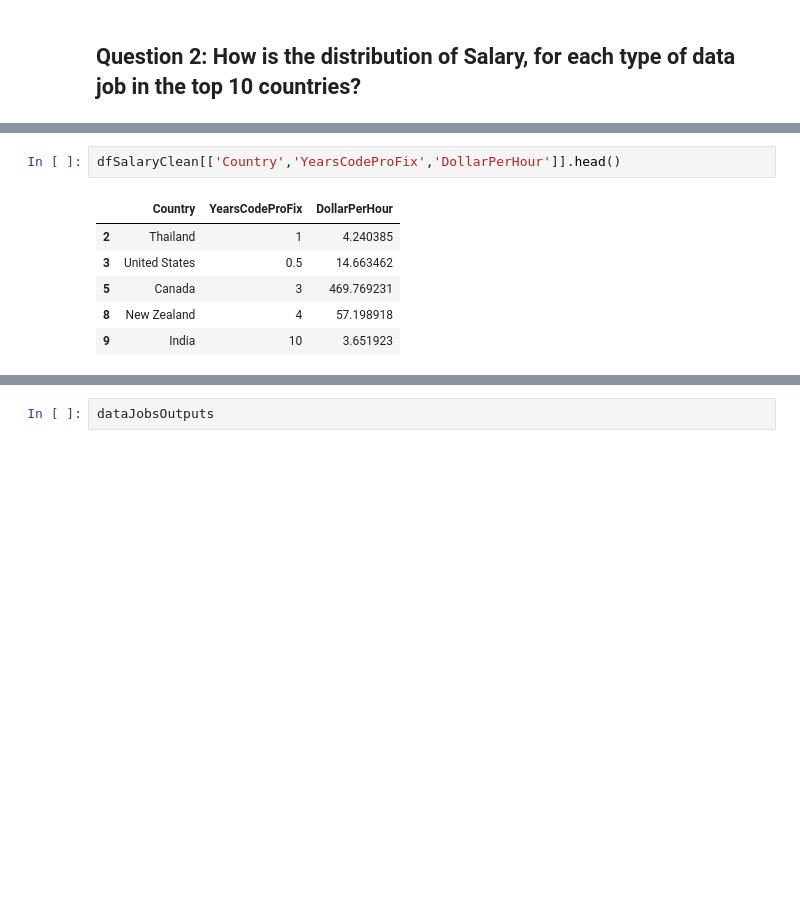
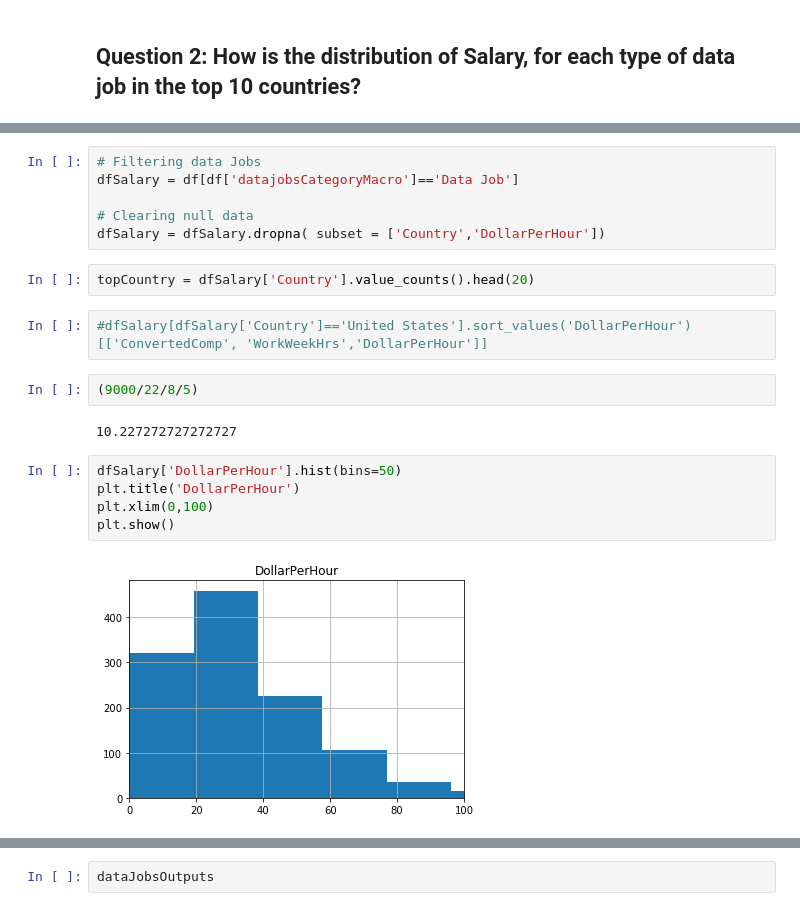
Before and after one commit to RenanVieiraDias/portfolio__data_science_articles, a Jupyter notebook: datasciencemedium.ipynb, the cells around one changed output, grey strips where cells are left out. Saved outputs shown, nothing was run; the diff lists cells and outputs as text; blank space fills up the shorter version.

```diff
--- a/datasciencemedium.ipynb
+++ b/datasciencemedium.ipynb
@@ -332,9 +423,21 @@ dfSalaryClean[['Country','YearsCodeProFix','DollarPerHour','datajobsCategoryMicr
-# %%
-dfSalaryClean[['Country','YearsCodeProFix','DollarPerHour']].head()
-# %% [output]
-|  | Country | YearsCodeProFix | DollarPerHour |
-| 2 | Thailand | 1 | 4.240385 |
-| 3 | United States | 0.5 | 14.663462 |
-| 5 | Canada | 3 | 469.769231 |
-| 8 | New Zealand | 4 | 57.198918 |
-| 9 | India | 10 | 3.651923 |
+# %%
+# Filtering data Jobs
+dfSalary = df[df['datajobsCategoryMacro']=='Data Job']
+
+# Clearing null data
+dfSalary = dfSalary.dropna( subset = ['Country','DollarPerHour'])
+# %%
+topCountry = dfSalary['Country'].value_counts().head(20)
+# %%
+#dfSalary[dfSalary['Country']=='United States'].sort_values('DollarPerHour')[['ConvertedComp', 'WorkWeekHrs','DollarPerHour']]
+# %%
+(9000/22/8/5)
+# %% [output]
+10.227272727272727
+# %%
+dfSalary['DollarPerHour'].hist(bins=50)
+plt.title('DollarPerHour')
+plt.xlim(0,100)
+plt.show()
+# %% [output]
+[figure, added]
```
Also changed, not shown: parts of 18 cells of this notebook.
